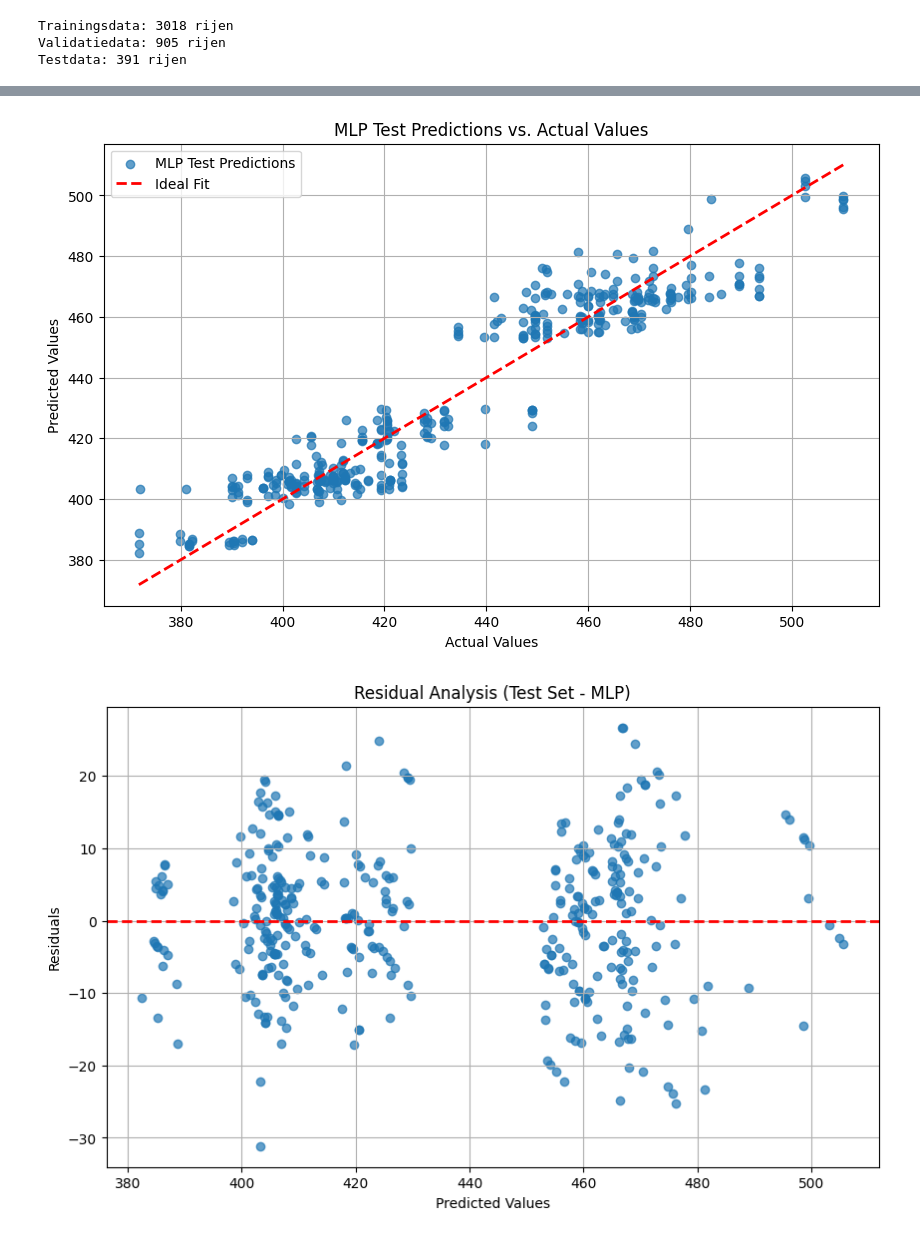
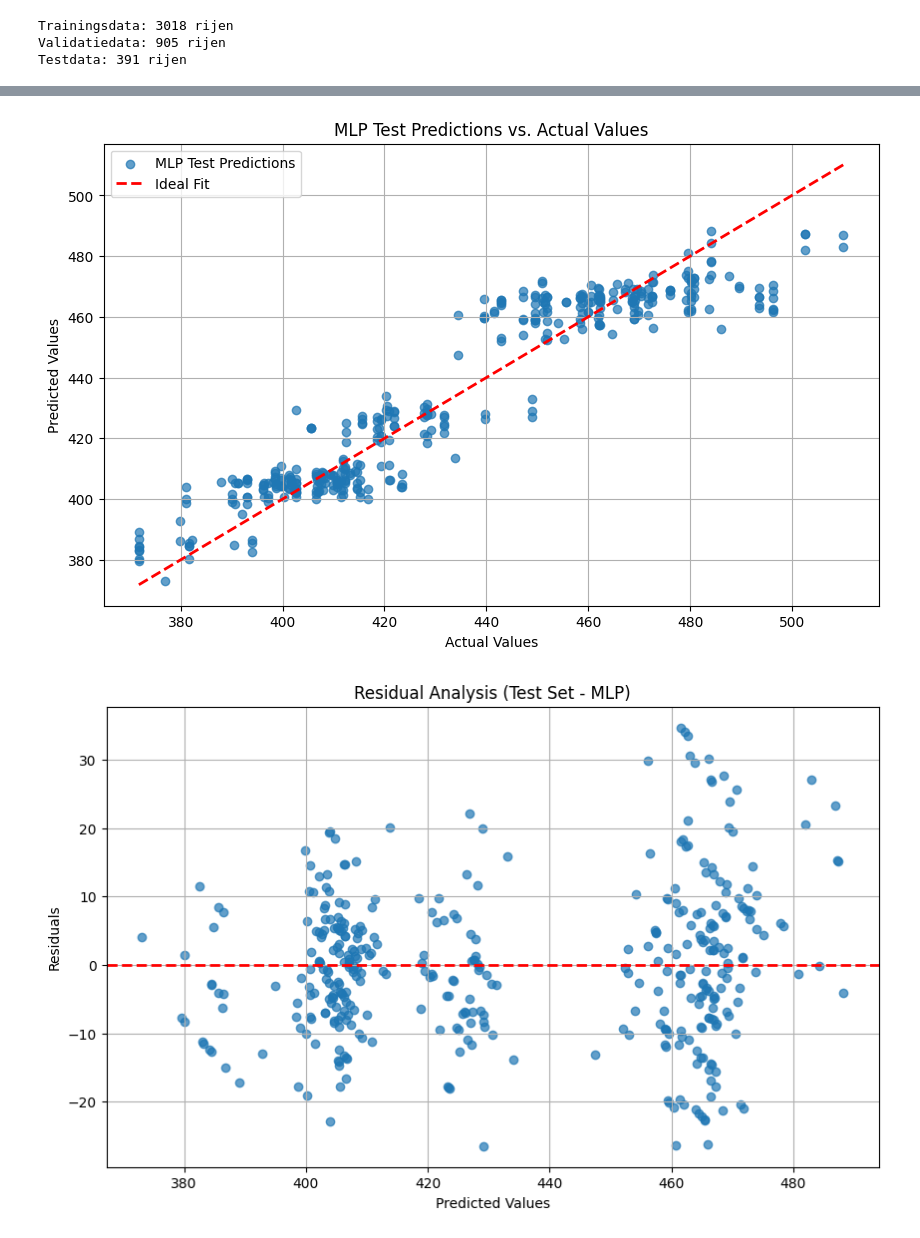
Before and after one commit to bibidemarezoyens/LB, a Jupyter notebook: neuralnetwork.ipynb, the cells around one changed output, grey strips where cells are left out. Cells and saved outputs as stored; diff of their text form; code cells hidden in the pictures.

```diff
--- a/neuralnetwork.ipynb
+++ b/neuralnetwork.ipynb
@@ -169,14 +176,7 @@ import pandas as pd
 from sklearn.preprocessing import StandardScaler
 from sklearn.neural_network import MLPRegressor
 from sklearn.metrics import mean_squared_error, r2_score
-
-# Separate features (X) and target (y) for training, validation, and test sets
-X_train = train_data.drop(columns=['2k tijd'])
-y_train = train_data['2k tijd']
-X_val = val_data.drop(columns=['2k tijd'])
-y_val = val_data['2k tijd']
-X_test = test_data.drop(columns=['2k tijd'])
-y_test = test_data['2k tijd']
+import plotly.express as px
 
 # Standardize the features
 scaler = StandardScaler()
@@ -186,7 +186,7 @@ X_val_scaled = scaler.transform(X_val)
 X_test_scaled = scaler.transform(X_test)
 
 # Create and train the MLPRegressor
-mlp = MLPRegressor(hidden_layer_sizes=(128, 64), activation='relu', solver='adam', max_iter=2000, random_state=42)
+mlp = MLPRegressor(hidden_layer_sizes=(25, 20, 15), activation='identity', solver='adam', max_iter=2000, random_state=42)
 mlp.fit(X_train_scaled, y_train)
 
 # Validate the model
@@ -219,13 +219,13 @@ results = pd.DataFrame({
 print(results.head(10))  # You can adjust the number of rows displayed
 
 
-# Plot 1: Predictions vs Actual for Validation Set (RandomForest)
+# Plot 1: Predictions vs Actual for Validation Set (NN)
 plt.figure(figsize=(10, 6))
-plt.scatter(y_val, y_val_pred, alpha=0.7, label='RandomForest Validation Predictions')
+plt.scatter(y_val, y_val_pred, alpha=0.7, label='NN Validation Predictions')
 plt.plot([min(y_val), max(y_val)], [min(y_val), max(y_val)], color='red', linestyle='--', linewidth=2, label='Ideal Fit')
 plt.xlabel('Actual Values')
 plt.ylabel('Predicted Values')
-plt.title('RandomForest Validation Predictions vs. Actual Values')
+plt.title('NN Validation Predictions vs. Actual Values')
 plt.legend()
 plt.grid(True)
 plt.show()
@@ -251,4 +251,10 @@ plt.ylabel('Residuals')
 plt.title('Residual Analysis (Test Set - MLP)')
 plt.grid(True)
 plt.show()
+
+data = pd.DataFrame()
+data['x'] = y_test
+data['y'] = y_test_pred
+p = px.scatter(data,x='x',y='y')
+p.show()
 # %% [output]
@@ -271,2 +277,2 @@ Test R^2: 0.90
-[figure, old version]
+[figure, new version]
-[figure, old version]
+[figure, new version]
```
Also changed, not shown: parts of 3 cells of this notebook.
